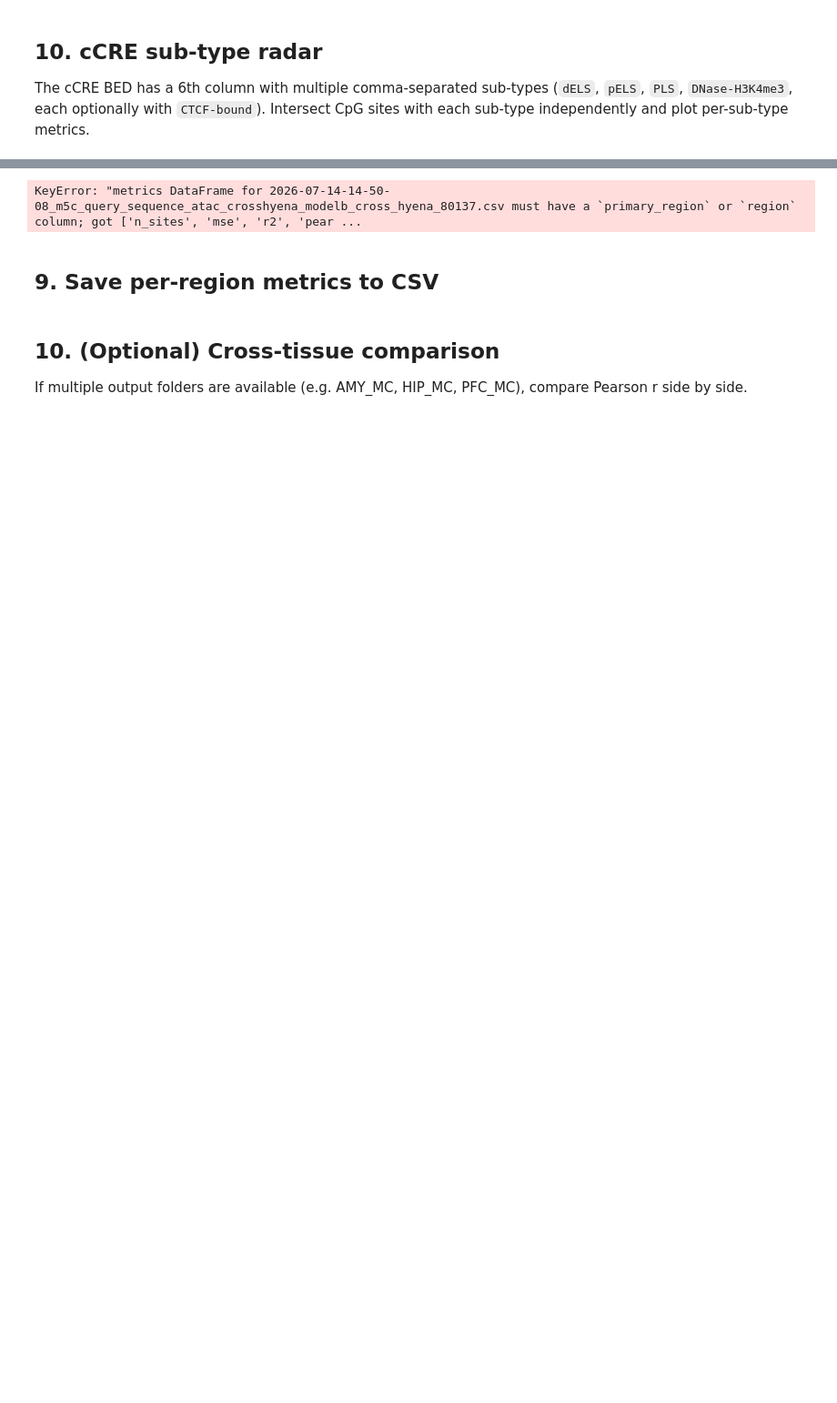
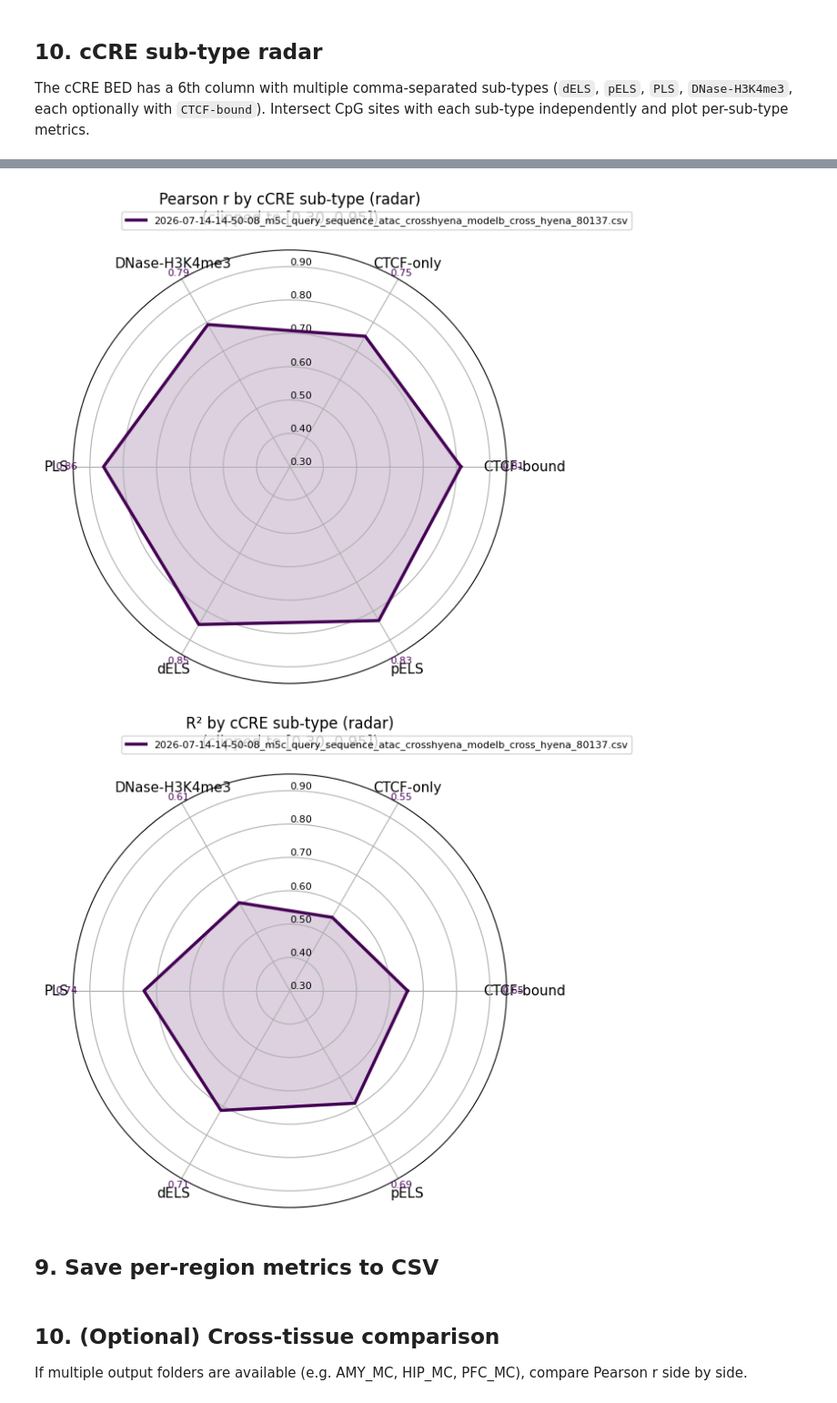
Before and after one commit to juychen/mmllm, a Jupyter notebook: analyze_performance_by_region.ipynb, the cells around one changed output, grey strips where cells are left out. Shown at 91% size. Saved outputs shown, nothing was run; the diff lists cells and outputs as text; code cells hidden in the pictures; blank space fills up the shorter version.

```diff
--- a/analyze_performance_by_region.ipynb
+++ b/analyze_performance_by_region.ipynb
@@ -566,7 +565,7 @@ for _name, _m in ccre_metrics_by_file.items():
 
 if _ccre_regions_with_data:
     radar_plot(
-        {n: m.set_index("region") for n, m in ccre_metrics_by_file.items()},
+        ccre_metrics_by_file,
         metric_col="pearson",
         title="Pearson r by cCRE sub-type (radar)",
         out_path="output/per_ccre_pearson_radar.png",
@@ -574,35 +573,36 @@ if _ccre_regions_with_data:
         vmin=0.3, vmax=0.95, step=0.1,
     )
     radar_plot(
-        {n: m.set_index("region") for n, m in ccre_metrics_by_file.items()},
+        ccre_metrics_by_file,
         metric_col="r2",
         title="R\u00b2 by cCRE sub-type (radar)",
         out_path="output/per_ccre_r2_radar.png",
         regions=_ccre_regions_with_data,
         vmin=0.3, vmax=0.95, step=0.1,
     )
 else:
     print("No cCRE sub-type has enough sites to plot.")
 # %% [output]
 Loaded 368,121 cCRE records covering sub-types: ['CTCF-bound', 'CTCF-only', 'DNase-H3K4me3', 'PLS', 'dELS', 'pELS']
   CTCF-bound                     ->    110,096 CpG sites
   CTCF-only                      ->      2,823 CpG sites
   DNase-H3K4me3                  ->      8,826 CpG sites
   PLS                            ->      5,186 CpG sites
   dELS                           ->    209,564 CpG sites
   pELS                           ->     30,671 CpG sites
 
 Plotting cCRE sub-types with >= 1000 sites: ['CTCF-bound', 'CTCF-only', 'DNase-H3K4me3', 'PLS', 'dELS', 'pELS']
 
 === 2026-07-14-14-50-08_m5c_query_sequence_atac_crosshyena_modelb_cross_hyena_80137.csv (cCRE sub-types) ===
 |  | region | n_sites | mse | r2 | pearson |
 | 4 | dELS | 1304222 | 30.314817 | 0.714216 | 0.846467 |
 | 0 | CTCF-bound | 695019 | 14.078411 | 0.653000 | 0.812971 |
 | 5 | pELS | 195939 | 37.364302 | 0.689348 | 0.833012 |
 | 2 | DNase-H3K4me3 | 64188 | 58.047228 | 0.605035 | 0.792259 |
 | 3 | PLS | 31299 | 20.923463 | 0.737765 | 0.859280 |
 | 1 | CTCF-only | 11395 | 111.351857 | 0.554159 | 0.751841 |
-KeyError: "metrics DataFrame for 2026-07-14-14-50-08_m5c_query_sequence_atac_crosshyena_modelb_cross_hyena_80137.csv must have a `primary_region` or `region` column; got ['n_sites', 'mse', 'r2', 'pear ...
+[figure, added]
+[figure, added]
 # %% [markdown]
 ## 9. Save per-region metrics to CSV
 # %%
```
Also changed, not shown: parts of 3 cells of this notebook.
